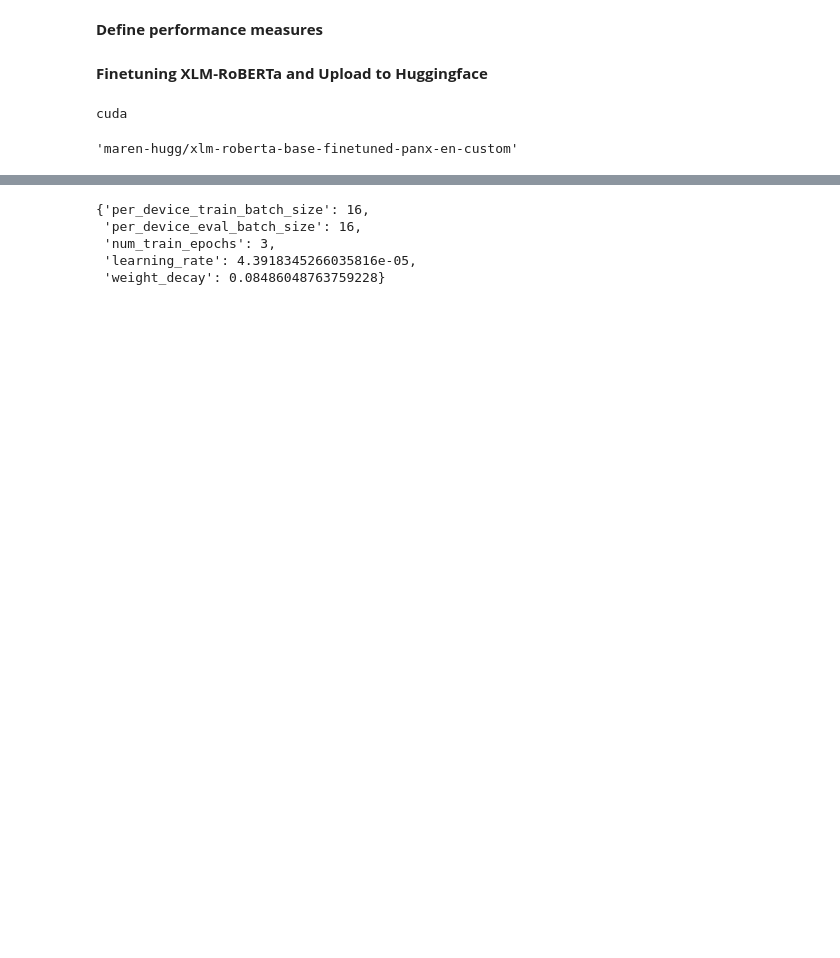
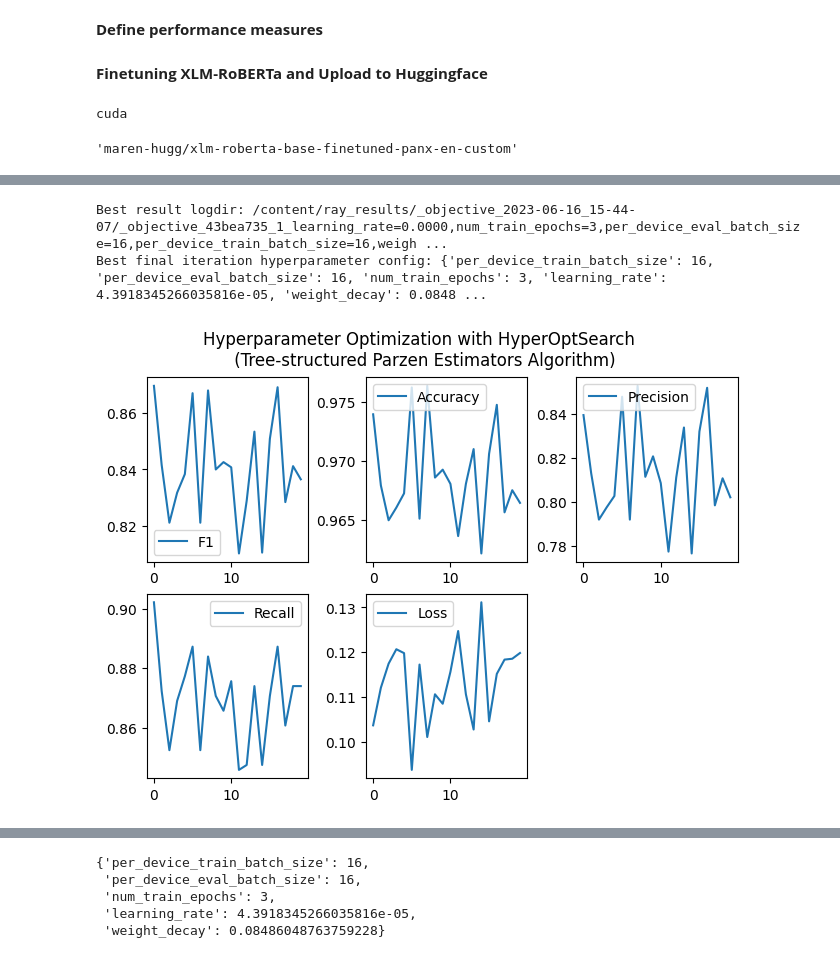
Before and after one commit to marendtz/ModelNER, a Jupyter notebook: XLMR_finetune_pan_and_custom.ipynb, the cells around one changed output, grey strips where cells are left out. Saved outputs shown, nothing was run; the diff lists cells and outputs as text; code cells hidden in the pictures; blank space fills up the shorter version.

```diff
--- a/XLMR_finetune_pan_and_custom.ipynb
+++ b/XLMR_finetune_pan_and_custom.ipynb
@@ -307,7 +312,7 @@ def compute_metrics(eval_pred):
   return {"f1": f1_score(y_true, y_pred),
           "precision": precision_score(y_true, y_pred),
           "recall": recall_score(y_true, y_pred),
-          "accuracy": f1_score(y_true, y_pred)
+          "accuracy": accuracy_score(y_true, y_pred)
           #"classification_report": classification_report(y_true, y_pred, mode='strict', scheme=IOB2) # throws error within parameter optimization
           }
 # %% [markdown]
@@ -437,0 +506,13 @@ github.com/ray-project/ray/issues/
+# %%
+from ray.air import Result
+
+# Get the result
+type(best_trial.run_summary)
+analysis_object=best_trial.run_summary
+
+# Plot the learning curve for the best trial
+df_optimization = analysis_object.dataframe()
+print(df_optimization.columns)
+# Deduplicate, since PBT might introduce duplicate data
+# df_optimization = df_optimization.drop_duplicates(subset="training_iteration", keep="last")
+# print(df_optimization)
@@ -437,0 +529,33 @@ github.com/ray-project/ray/issues/
+# %%
+import matplotlib.pyplot as plt
+import os
+
+# Get the best trial result
+best_result = analysis_object.get_best_trial(metric="eval_f1",mode="max")
+
+# Print `log_dir` where checkpoints are stored
+print('Best result logdir:', best_result.logdir)
+
+# Print the best trial `config` reported at the last iteration
+print('Best final iteration hyperparameter config:', best_result.config)
+
+fig, axs = plt.subplots(2, 3, layout='constrained')
+axs[0,0].plot(df_optimization.index, df_optimization["eval_f1"], label = "F1")
+axs[0,0].legend()
+axs[0,1].plot(df_optimization.index, df_optimization["eval_accuracy"], label = "Accuracy")
+axs[0,1].legend()
+axs[0,2].plot(df_optimization.index, df_optimization["eval_precision"], label = "Precision")
+axs[0,2].legend()
+axs[1,0].plot(df_optimization.index, df_optimization["eval_recall"], label = "Recall")
+axs[1,0].legend()
+axs[1,1].plot(df_optimization.index, df_optimization["eval_loss"], label = "Loss")
+axs[1,1].legend()
+axs[1,2].set_visible(False)
+
+plt.xlim([0,20])
+fig.suptitle("Hyperparameter Optimization with HyperOptSearch \n (Tree-structured Parzen Estimators Algorithm)")
+plt.show()
+# %% [output]
+Best result logdir: /content/ray_results/_objective_2023-06-16_15-44-07/_objective_43bea735_1_learning_rate=0.0000,num_train_epochs=3,per_device_eval_batch_size=16,per_device_train_batch_size=16,weigh ...
+Best final iteration hyperparameter config: {'per_device_train_batch_size': 16, 'per_device_eval_batch_size': 16, 'num_train_epochs': 3, 'learning_rate': 4.3918345266035816e-05, 'weight_decay': 0.0848 ...
+[figure, added]
```
Also changed, not shown: parts of 13 cells of this notebook.
